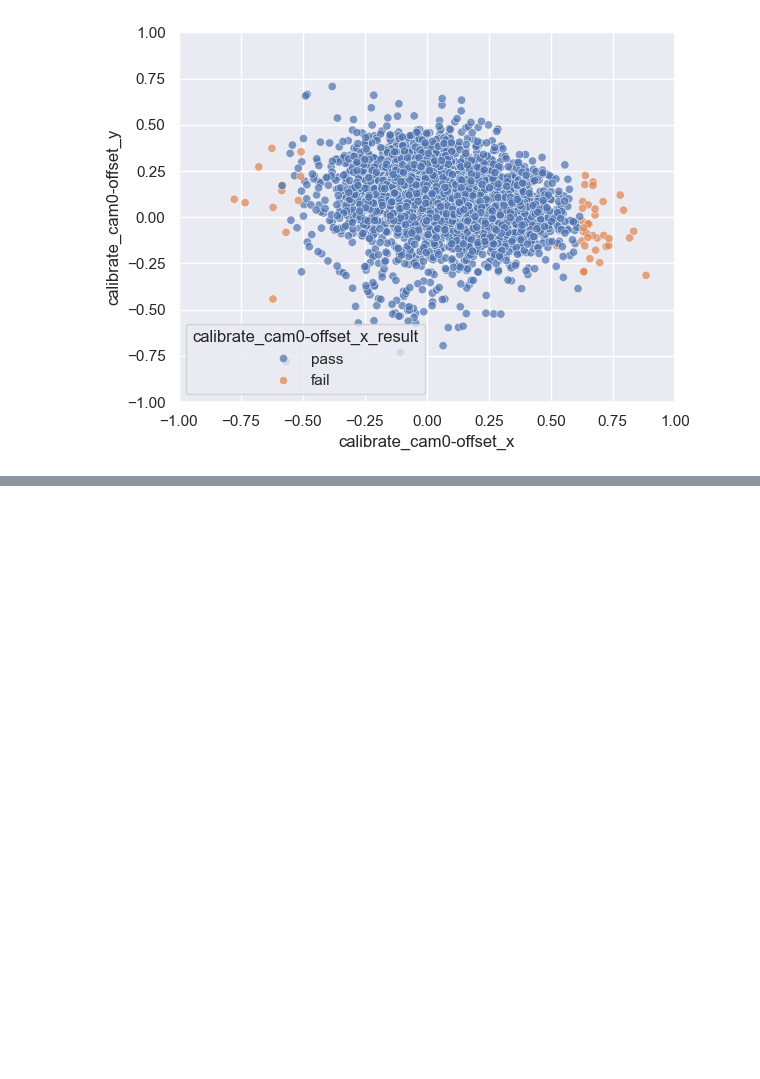
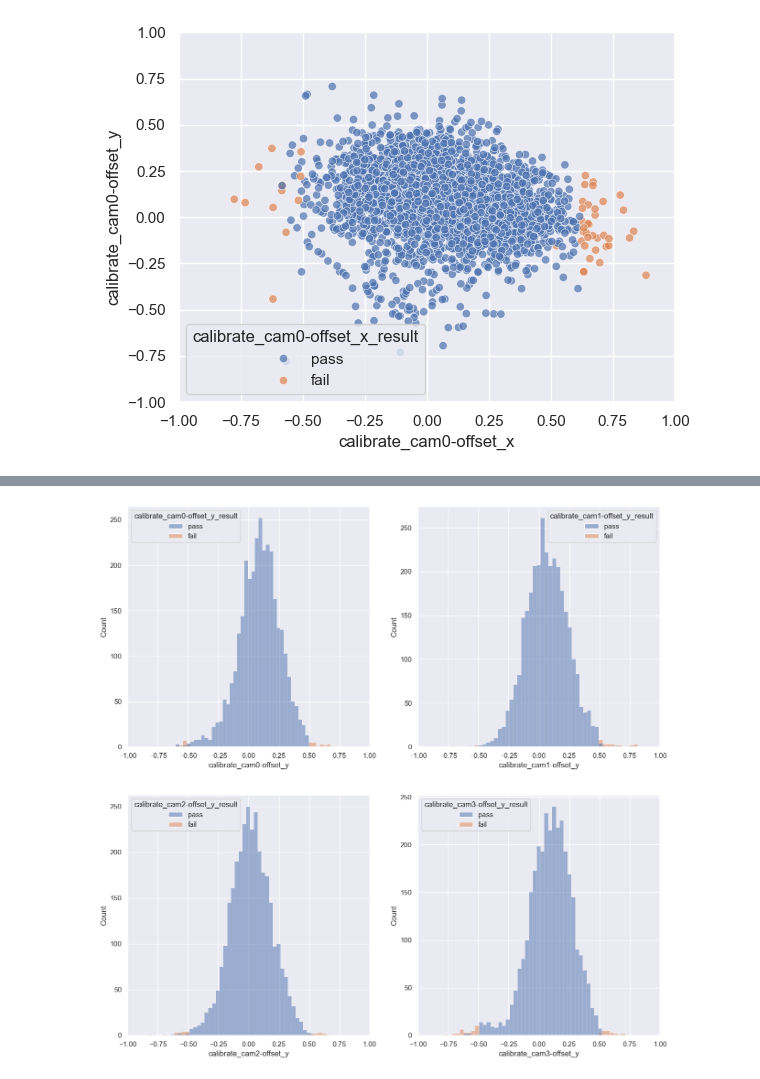
Before and after one commit to GALLP900/CodAcG_Github, a Jupyter notebook: Python_Projects/Data Science Tools/Prod_Data_Analysis.ipynb, the cells around one changed output, grey strips where cells are left out. Saved outputs shown, nothing was run; the diff lists cells and outputs as text; code cells hidden in the pictures; blank space fills up the shorter version.

```diff
--- a/Python_Projects/Data Science Tools/Prod_Data_Analysis.ipynb
+++ b/Python_Projects/Data Science Tools/Prod_Data_Analysis.ipynb
@@ -259,3 +274,10 @@ plt.close()
+# %%
+offsety = ["calibrate_cam0-offset_y", "calibrate_cam1-offset_y", "calibrate_cam2-offset_y", "calibrate_cam3-offset_y"]
+resultsy = ["calibrate_cam0-offset_y_result", "calibrate_cam1-offset_y_result", "calibrate_cam2-offset_y_result", "calibrate_cam3-offset_y_result"]
+
+analyzecam(offsety, resultsy)
+# %% [output]
+[figure, added]
 # %%
 #plot delta x and delta y values
 df_calibration_values_melted = df_calibration_values.melt(id_vars = ["TEST"], var_name= "Test_Type", value_name="Result", ignore_index = True)
```
Also changed, not shown: parts of 13 cells of this notebook.
